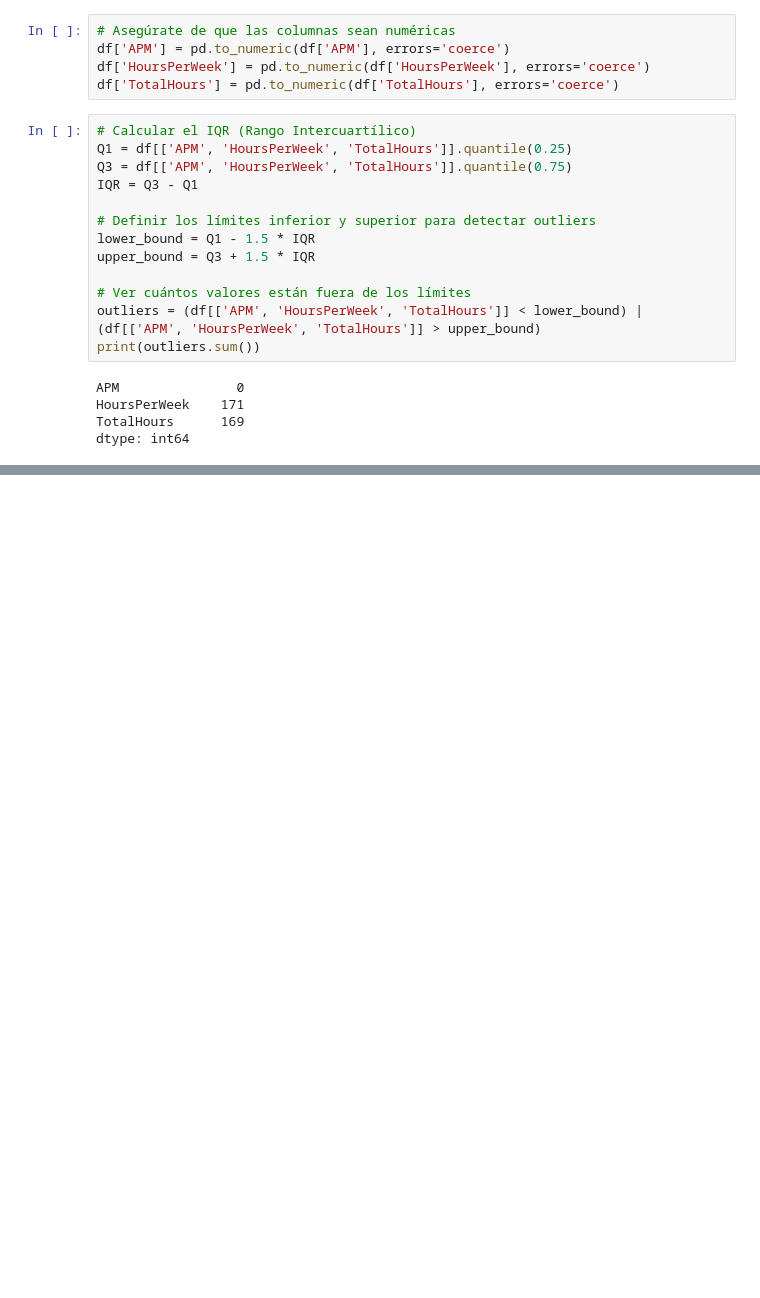
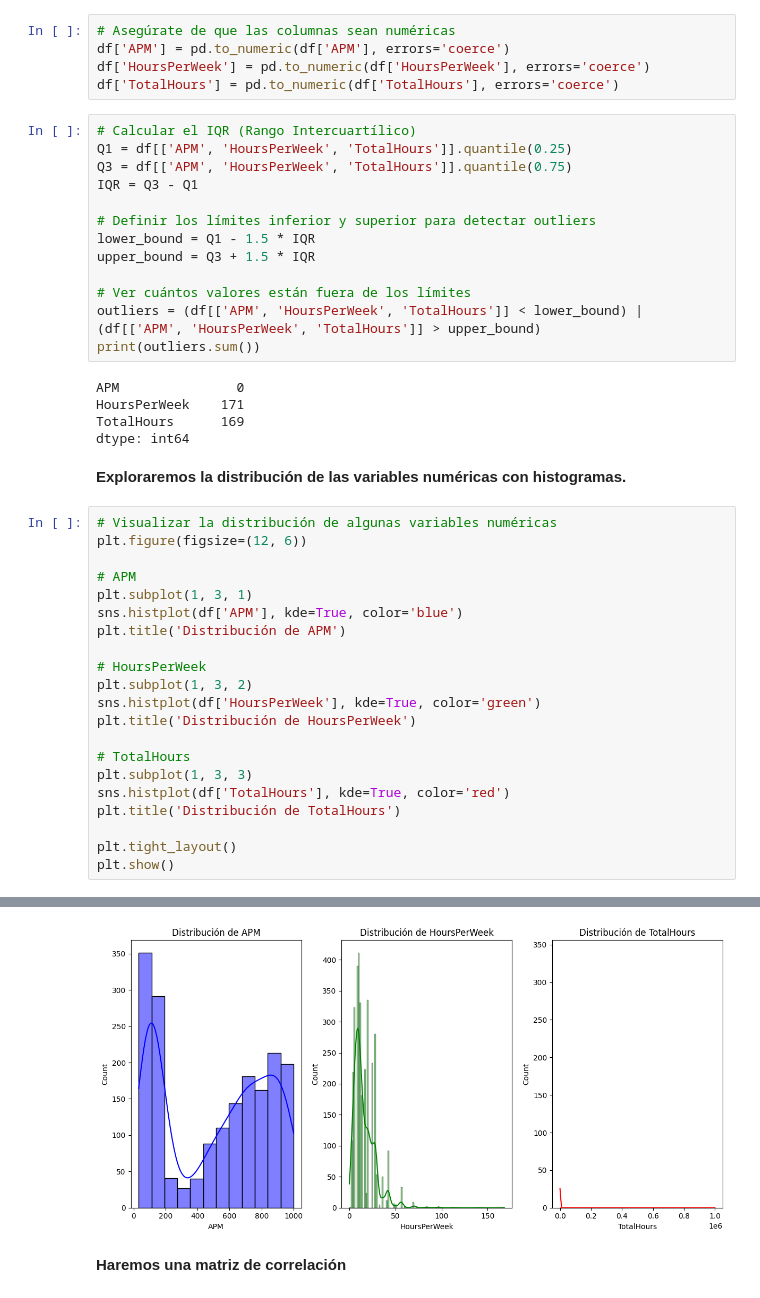
Before and after one commit to MatiasRai/ProyectoMineria, a Jupyter notebook: notebooks/Fase 2 exploración de los datos.ipynb, the cells around one changed output, grey strips where cells are left out. Drawn from its saved outputs; the diff is of its cells as text; blank space fills up the shorter version.

```diff
--- a/notebooks/Fase 2 exploración de los datos.ipynb
+++ b/notebooks/Fase 2 exploración de los datos.ipynb
@@ -189,3 +209,27 @@ APM               0
 HoursPerWeek    171
 TotalHours      169
 dtype: int64
+# %% [markdown]
+**Exploraremos la distribución de las variables numéricas con histogramas.**
+# %%
+# Visualizar la distribución de algunas variables numéricas
+plt.figure(figsize=(12, 6))
+
+# APM
+plt.subplot(1, 3, 1)
+sns.histplot(df['APM'], kde=True, color='blue')
+plt.title('Distribución de APM')
+
+# HoursPerWeek
+plt.subplot(1, 3, 2)
+sns.histplot(df['HoursPerWeek'], kde=True, color='green')
+plt.title('Distribución de HoursPerWeek')
+
+# TotalHours
+plt.subplot(1, 3, 3)
+sns.histplot(df['TotalHours'], kde=True, color='red')
+plt.title('Distribución de TotalHours')
+
+plt.tight_layout()
+plt.show()
+# %% [output]
@@ -191,0 +237,3 @@ dtype: int64
+[figure, added]
+# %% [markdown]
+**Haremos una matriz de correlación**
```
Also changed, not shown: parts of 16 cells of this notebook.
